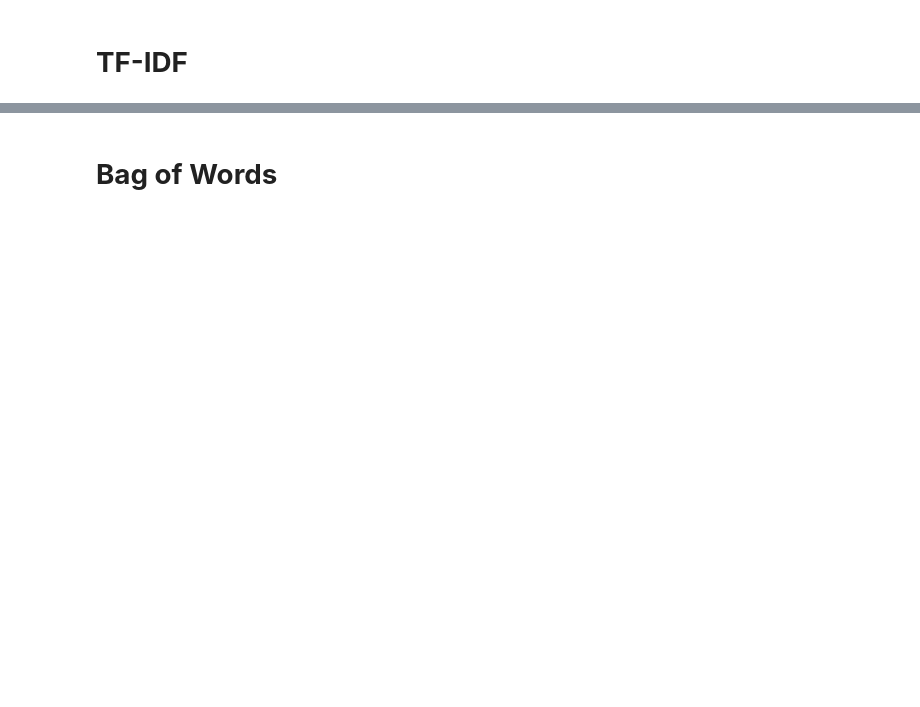
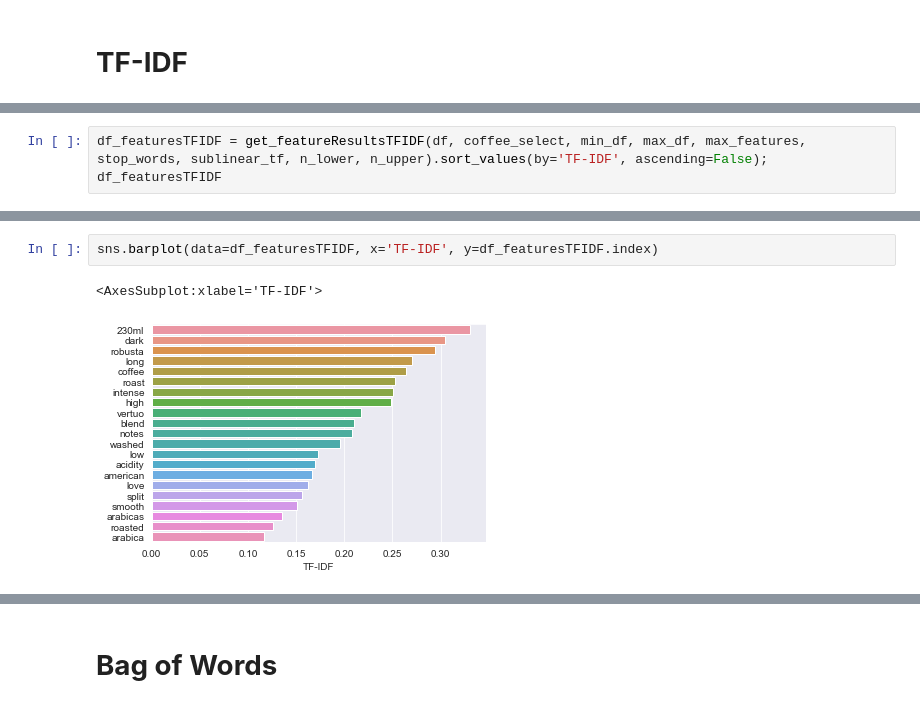
Before and after one commit to kjeshang/NespressoMetropolisTrainingApp, a Jupyter notebook: NespressoTrainingApp/analysis/4_DataAnalysis.ipynb, the cells around one changed output, grey strips where cells are left out. Drawn from its saved outputs; the diff is of its cells as text; blank space fills up the shorter version.

```diff
--- a/NespressoTrainingApp/analysis/4_DataAnalysis.ipynb
+++ b/NespressoTrainingApp/analysis/4_DataAnalysis.ipynb
@@ -117,0 +169,3 @@ dark      0.305255
+# %%
+df_featuresTFIDF = get_featureResultsTFIDF(df, coffee_select, min_df, max_df, max_features, stop_words, sublinear_tf, n_lower, n_upper).sort_values(by='TF-IDF', ascending=False);
+df_featuresTFIDF
@@ -117,0 +190,5 @@ dark      0.305255
+# %%
+sns.barplot(data=df_featuresTFIDF, x='TF-IDF', y=df_featuresTFIDF.index)
+# %% [output]
+<AxesSubplot:xlabel='TF-IDF'>
+[figure, added]
```
Also changed, not shown: parts of 33 cells of this notebook, 2 other files.
